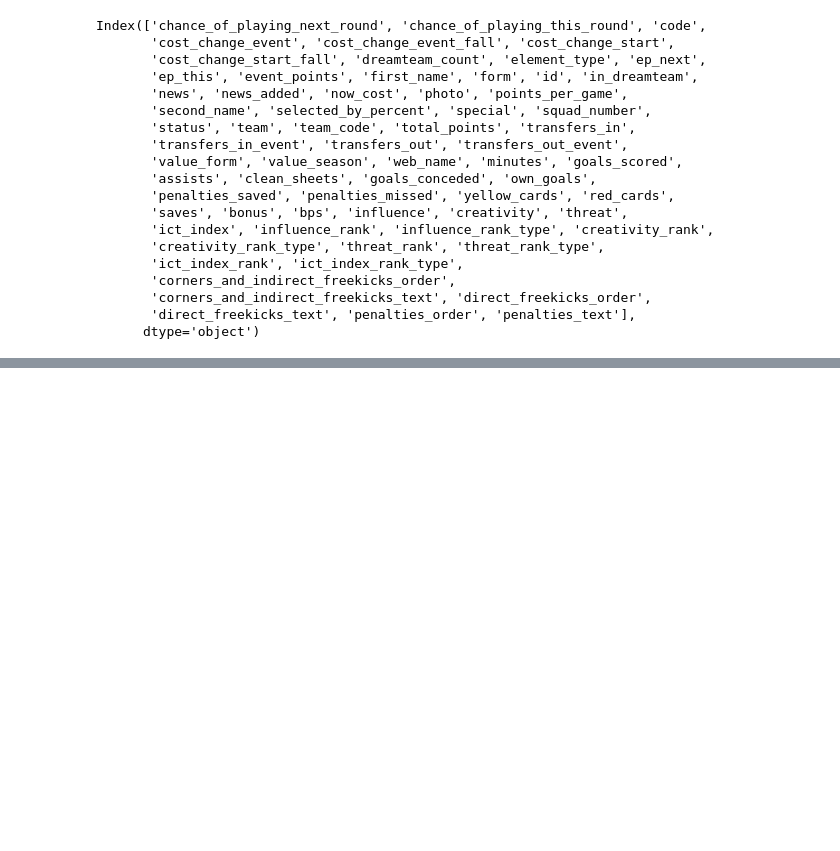
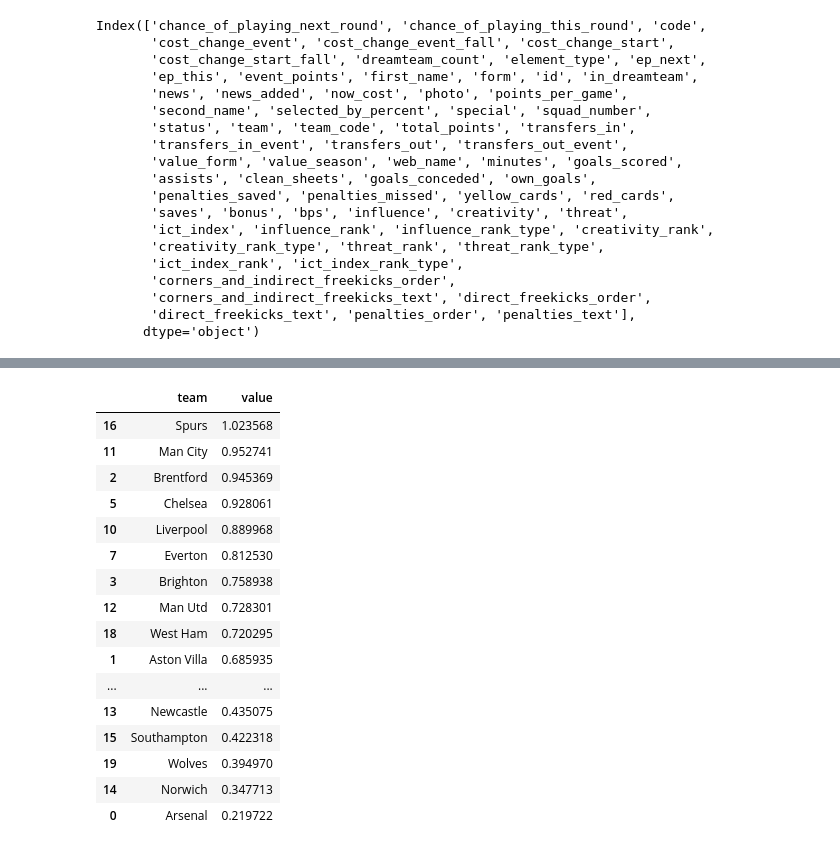
Before and after one commit to felixshier/FPL-Analysis, a Jupyter notebook: FPL Analysis.ipynb, the cells around one changed output, grey strips where cells are left out. Saved outputs shown, nothing was run; the diff lists cells and outputs as text; code cells hidden in the pictures; blank space fills up the shorter version.

```diff
--- a/FPL Analysis.ipynb
+++ b/FPL Analysis.ipynb
@@ -125,8 +143,26 @@ KeyError: 'value'
 # %%
 # calculate mean value per team
 
-team_pivot = slim_elements_df.pivot_table(index='team',values='value_season',aggfunc=np.mean).reset_index()
+team_pivot = slim_elements_df.pivot_table(index='team',values='value',aggfunc=np.mean).reset_index()
 team_pivot.sort_values('value',ascending=False)
+# %% [output]
+|  | team | value |
+| 16 | Spurs | 1.023568 |
+| 11 | Man City | 0.952741 |
+| 2 | Brentford | 0.945369 |
+| 5 | Chelsea | 0.928061 |
+| 10 | Liverpool | 0.889968 |
+| 7 | Everton | 0.812530 |
+| 3 | Brighton | 0.758938 |
+| 12 | Man Utd | 0.728301 |
+| 18 | West Ham | 0.720295 |
+| 1 | Aston Villa | 0.685935 |
+| ... | ... | ... |
+| 13 | Newcastle | 0.435075 |
+| 15 | Southampton | 0.422318 |
+| 19 | Wolves | 0.394970 |
+| 14 | Norwich | 0.347713 |
+| 0 | Arsenal | 0.219722 |
 # %%
 # create new dataframes for each position
 
```
Also changed, not shown: parts of 26 cells of this notebook.
